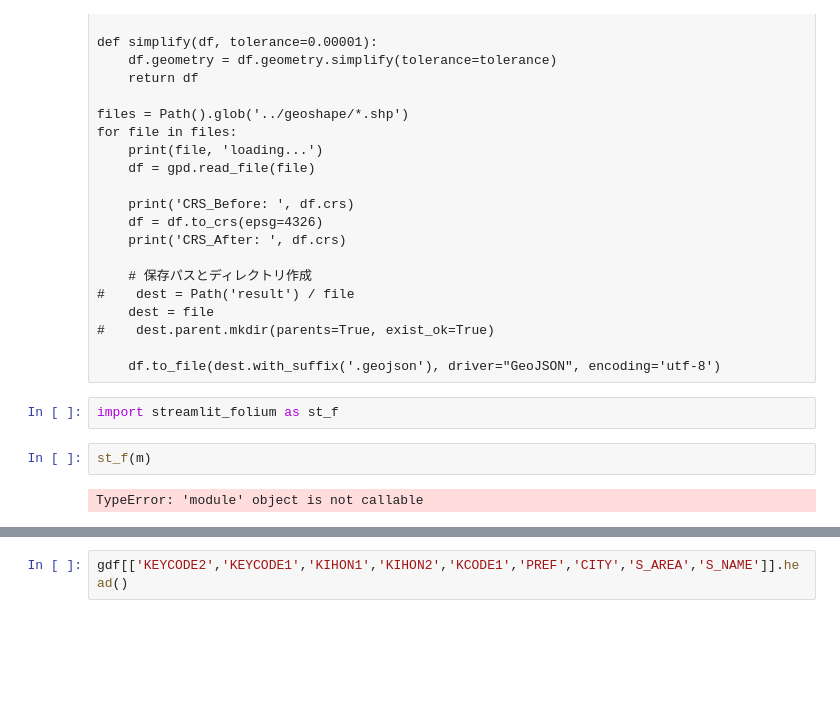
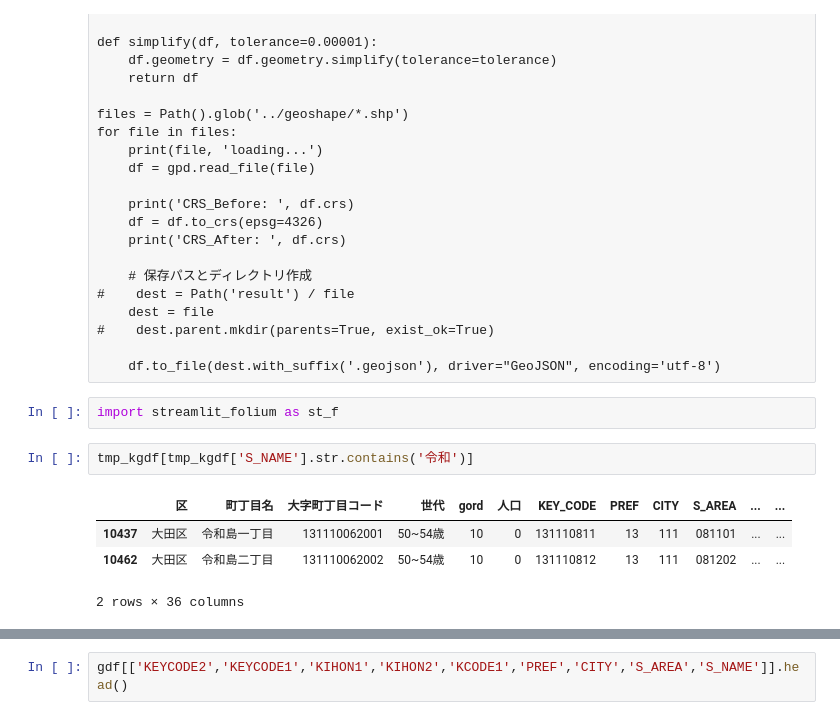
Before and after one commit to MasaoMori/Tokyo_Ward_Assembly_Election, a Jupyter notebook: jupyter/Population_age.ipynb, the cells around one changed output, grey strips where cells are left out. Drawn from its saved outputs; the diff is of its cells as text; blank space fills up the shorter version.

```diff
--- a/jupyter/Population_age.ipynb
+++ b/jupyter/Population_age.ipynb
@@ -455,10 +443,13 @@ for file in files:
     df.to_file(dest.with_suffix('.geojson'), driver="GeoJSON", encoding='utf-8')
 # %%
 import streamlit_folium as st_f
-# %%
-st_f(m)
-# %% [output]
-TypeError: 'module' object is not callable
+# %%
+tmp_kgdf[tmp_kgdf['S_NAME'].str.contains('令和')]
+# %% [output]
+|  | 区 | 町丁目名 | 大字町丁目コード | 世代 | gord | 人口 | KEY_CODE | PREF | CITY | S_AREA | ... | ... |
+| 10437 | 大田区 | 令和島一丁目 | 131110062001 | 50~54歳 | 10 | 0 | 131110811 | 13 | 111 | 081101 | ... | ... |
+| 10462 | 大田区 | 令和島二丁目 | 131110062002 | 50~54歳 | 10 | 0 | 131110812 | 13 | 111 | 081202 | ... | ... |
+2 rows × 36 columns
 # %%
 import geopandas as gpd
 import folium
```
Also changed, not shown: parts of 3 cells of this notebook, 3 other files.
